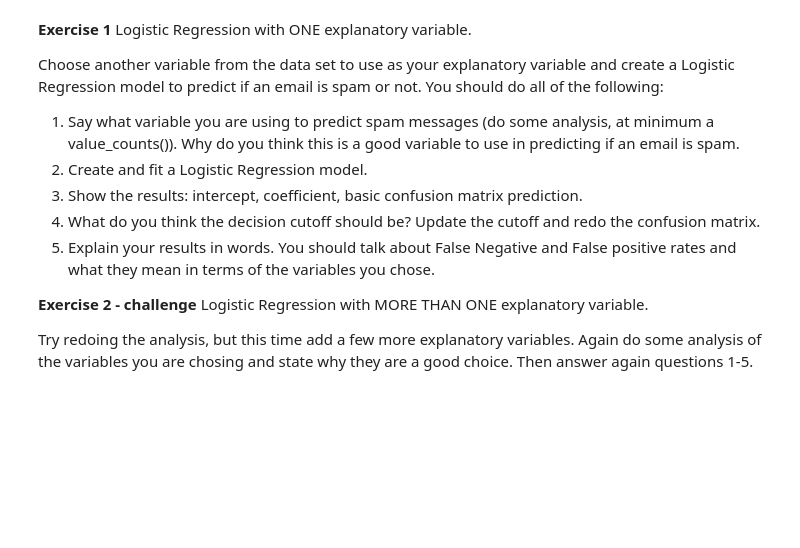
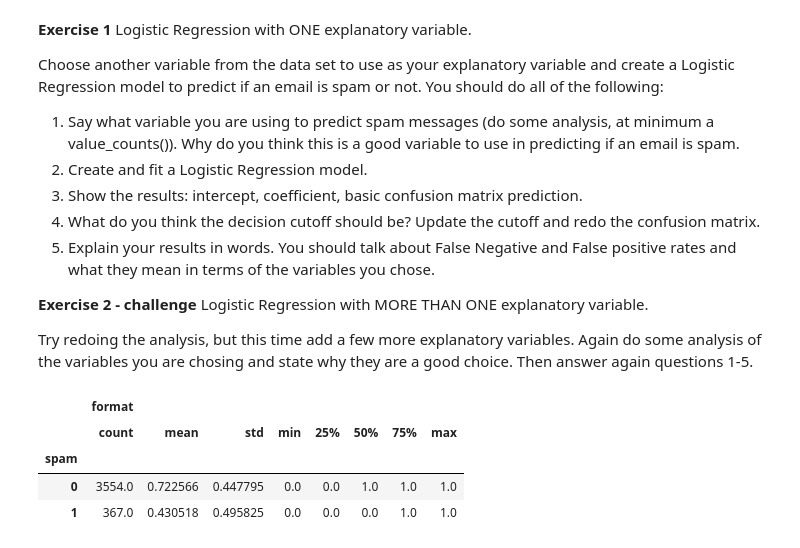
Before and after one commit to kayce-j/Data101study, a Jupyter notebook: Day18/Day18-HW.ipynb, the cells around one changed output. Cells and saved outputs as stored; diff of their text form; code cells hidden in the pictures; blank space fills up the shorter version.

```diff
--- a/Day18/Day18-HW.ipynb
+++ b/Day18/Day18-HW.ipynb
@@ -106,3 +106,11 @@ Choose another variable from the data set to use as your explanatory variable an
 **Exercise 2 - challenge** Logistic Regression with MORE THAN ONE explanatory variable.
 
 Try redoing the analysis, but this time add a few more explanatory variables. Again do some analysis of the variables you are chosing and state why they are a good choice. Then answer again questions 1-5.
+# %%
+DF[['format','spam']].groupby('spam').describe()
+# %% [output]
+|  | format |  |  |  |  |  |  |  |
+|  | count | mean | std | min | 25% | 50% | 75% | max |
+| spam |  |  |  |  |  |  |  |  |
+| 0 | 3554.0 | 0.722566 | 0.447795 | 0.0 | 0.0 | 1.0 | 1.0 | 1.0 |
+| 1 | 367.0 | 0.430518 | 0.495825 | 0.0 | 0.0 | 0.0 | 1.0 | 1.0 |
```
Also changed, not shown: parts of 3 cells of this notebook, 7 other files.
